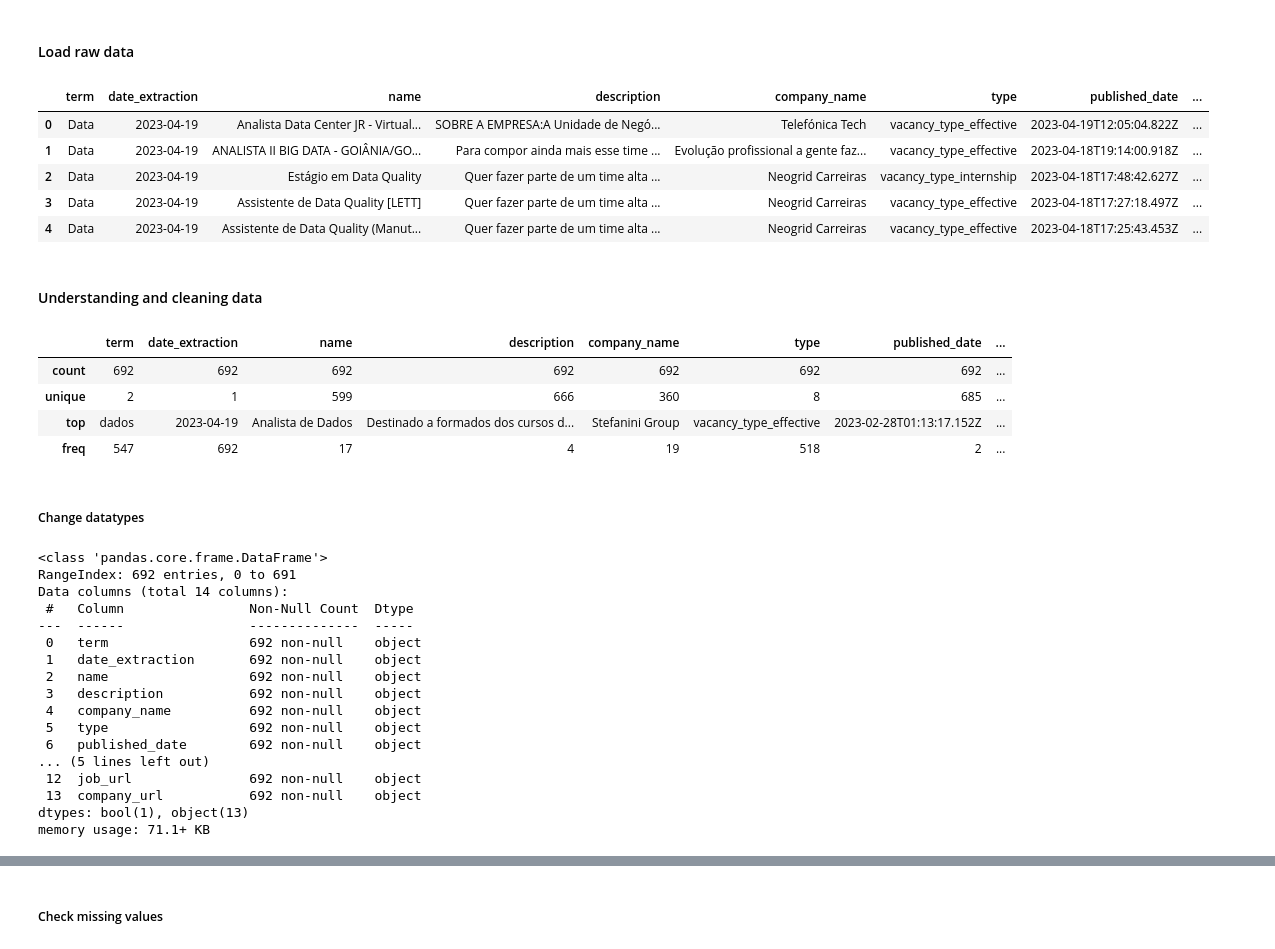
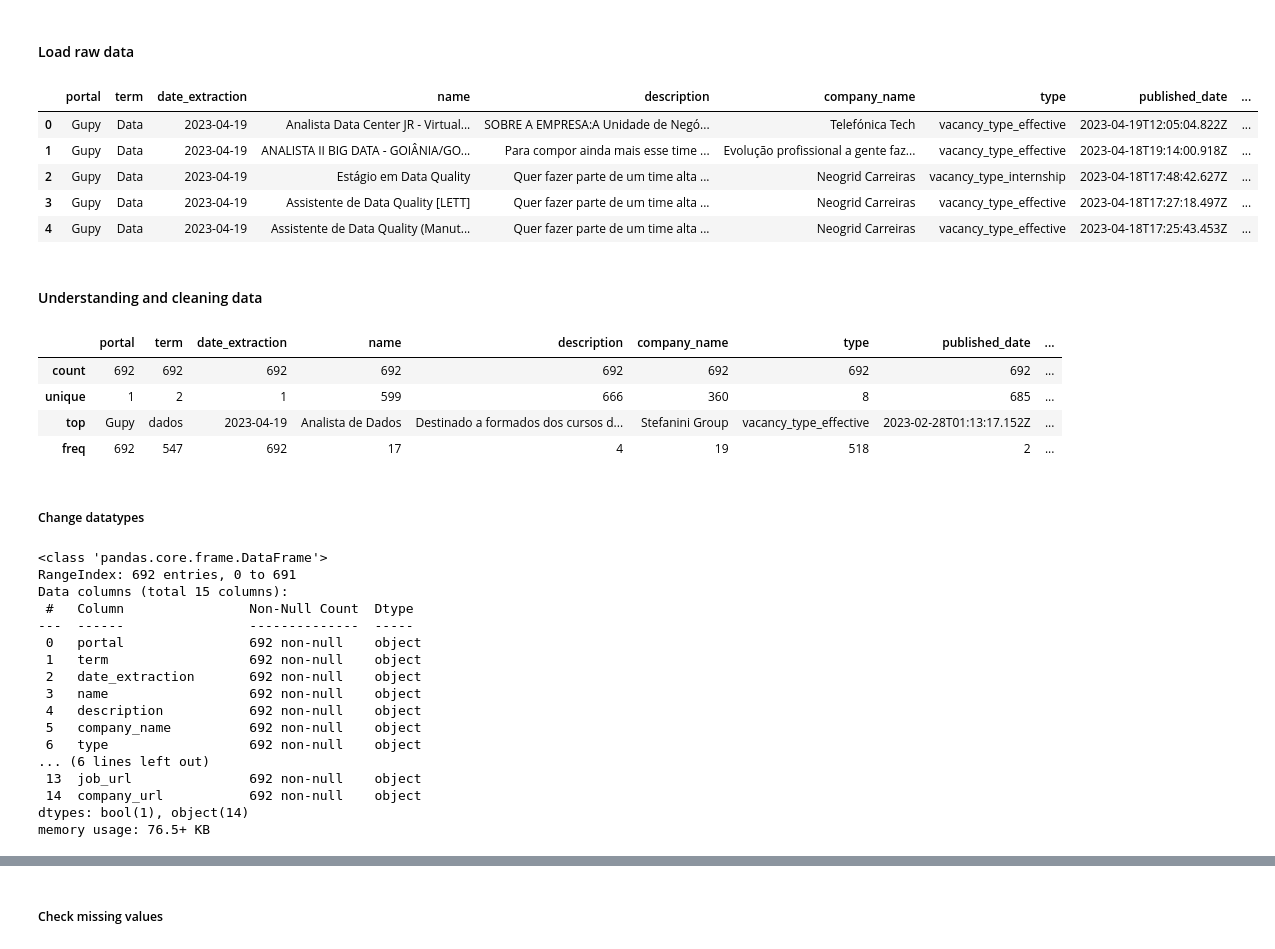
Before and after one commit to felipemayer/jobs_data, a Jupyter notebook: notebooks/gupy_data.ipynb, the cells around one changed output, grey strips where cells are left out. Saved outputs shown, nothing was run; the diff lists cells and outputs as text; code cells hidden in the pictures.

Commit message:
added portal column, change project layout.

```diff
--- a/gupy_data.ipynb
+++ b/notebooks/gupy_data.ipynb
@@ -17,7 +17,7 @@ warnings. filterwarnings("ignore")
 # %%
 def normalize_columns(df):
     # Renomeando colunas
-    df_new = df[['term','date_extraction', 'name', 'description', \
+    df_new = df[['portal', 'term','date_extraction', 'name', 'description', \
             'careerPageName', 'type', 'publishedDate', \
             'applicationDeadline', 'isRemoteWork', 'city', \
                 'state', 'country', 'jobUrl', 'careerPageUrl']]
@@ -34,49 +34,50 @@ def normalize_columns(df):
 url = "https://portal.api.gupy.io/api/job"
 
 # defining the job title to search for
 search_terms = ['Data', 'dados']
 
 # defining the dataframe to store the data
 df_jobs_raw = pd.DataFrame()
 
 # defining today to use in some cases
 today = date.today()
 
 for term in search_terms:
     querystring = {"name":term,"offset":"1","limit":"5000"}
 
     time.sleep(random.randint(3, 6))
     r = requests.request("GET", url, params=querystring)
 
     data = r.json()
 
     df_term = pd.json_normalize(data, record_path =['data'])
+    df_term['portal'] = "Gupy"
     df_term['term'] = term
     df_term['date_extraction'] = today
 
     df_jobs_raw = pd.concat([df_jobs_raw, df_term], ignore_index=True)
     df_jobs_normalized = normalize_columns(df_jobs_raw)
 
 df_jobs = df_jobs_normalized.copy()
 
 display(df_jobs.head())
 # %% [output]
-|  | term | date_extraction | name | description | company_name | type | published_date | ... |
-| 0 | Data | 2023-04-19 | Analista Data Center JR - Virtual... | SOBRE A EMPRESA:A Unidade de Negó... | Telefónica Tech | vacancy_type_effective | 2023-04-19T12:05:04.822Z | ... |
-| 1 | Data | 2023-04-19 | ANALISTA II BIG DATA - GOIÂNIA/GO... | Para compor ainda mais esse time ... | Evolução profissional a gente faz... | vacancy_type_effective | 2023-04-18T19:14:00.918Z | ... |
-| 2 | Data | 2023-04-19 | Estágio em Data Quality | Quer fazer parte de um time alta ... | Neogrid Carreiras | vacancy_type_internship | 2023-04-18T17:48:42.627Z | ... |
-| 3 | Data | 2023-04-19 | Assistente de Data Quality [LETT] | Quer fazer parte de um time alta ... | Neogrid Carreiras | vacancy_type_effective | 2023-04-18T17:27:18.497Z | ... |
-| 4 | Data | 2023-04-19 | Assistente de Data Quality (Manut... | Quer fazer parte de um time alta ... | Neogrid Carreiras | vacancy_type_effective | 2023-04-18T17:25:43.453Z | ... |
+|  | portal | term | date_extraction | name | description | company_name | type | published_date | ... |
+| 0 | Gupy | Data | 2023-04-19 | Analista Data Center JR - Virtual... | SOBRE A EMPRESA:A Unidade de Negó... | Telefónica Tech | vacancy_type_effective | 2023-04-19T12:05:04.822Z | ... |
+| 1 | Gupy | Data | 2023-04-19 | ANALISTA II BIG DATA - GOIÂNIA/GO... | Para compor ainda mais esse time ... | Evolução profissional a gente faz... | vacancy_type_effective | 2023-04-18T19:14:00.918Z | ... |
+| 2 | Gupy | Data | 2023-04-19 | Estágio em Data Quality | Quer fazer parte de um time alta ... | Neogrid Carreiras | vacancy_type_internship | 2023-04-18T17:48:42.627Z | ... |
+| 3 | Gupy | Data | 2023-04-19 | Assistente de Data Quality [LETT] | Quer fazer parte de um time alta ... | Neogrid Carreiras | vacancy_type_effective | 2023-04-18T17:27:18.497Z | ... |
+| 4 | Gupy | Data | 2023-04-19 | Assistente de Data Quality (Manut... | Quer fazer parte de um time alta ... | Neogrid Carreiras | vacancy_type_effective | 2023-04-18T17:25:43.453Z | ... |
 # %% [markdown]
 #### Understanding and cleaning data
 # %%
 df_jobs.describe()
 # %% [output]
-|  | term | date_extraction | name | description | company_name | type | published_date | ... |
-| count | 692 | 692 | 692 | 692 | 692 | 692 | 692 | ... |
-| unique | 2 | 1 | 599 | 666 | 360 | 8 | 685 | ... |
-| top | dados | 2023-04-19 | Analista de Dados | Destinado a formados dos cursos d... | Stefanini Group | vacancy_type_effective | 2023-02-28T01:13:17.152Z | ... |
-| freq | 547 | 692 | 17 | 4 | 19 | 518 | 2 | ... |
+|  | portal | term | date_extraction | name | description | company_name | type | published_date | ... |
+| count | 692 | 692 | 692 | 692 | 692 | 692 | 692 | 692 | ... |
+| unique | 1 | 2 | 1 | 599 | 666 | 360 | 8 | 685 | ... |
+| top | Gupy | dados | 2023-04-19 | Analista de Dados | Destinado a formados dos cursos d... | Stefanini Group | vacancy_type_effective | 2023-02-28T01:13:17.152Z | ... |
+| freq | 692 | 547 | 692 | 17 | 4 | 19 | 518 | 2 | ... |
 # %% [markdown]
 ##### Change datatypes
 # %%
@@ -84,21 +85,21 @@ df_jobs.info()
 # %% [output]
 <class 'pandas.core.frame.DataFrame'>
 RangeIndex: 692 entries, 0 to 691
-Data columns (total 14 columns):
+Data columns (total 15 columns):
  #   Column                Non-Null Count  Dtype
 ---  ------                --------------  -----
- 0   term                  692 non-null    object
- 1   date_extraction       692 non-null    object
- 2   name                  692 non-null    object
- 3   description           692 non-null    object
- 4   company_name          692 non-null    object
- 5   type                  692 non-null    object
- 6   published_date        692 non-null    object
-... (5 lines left out)
- 12  job_url               692 non-null    object
- 13  company_url           692 non-null    object
-dtypes: bool(1), object(13)
-memory usage: 71.1+ KB
+ 0   portal                692 non-null    object
+ 1   term                  692 non-null    object
+ 2   date_extraction       692 non-null    object
+ 3   name                  692 non-null    object
+ 4   description           692 non-null    object
+ 5   company_name          692 non-null    object
+ 6   type                  692 non-null    object
+... (6 lines left out)
+ 13  job_url               692 non-null    object
+ 14  company_url           692 non-null    object
+dtypes: bool(1), object(14)
+memory usage: 76.5+ KB
 # %%
 # change columns to datetime
 cols = ['date_extraction', 'application_deadline', 'published_date']
```
Also changed, not shown: parts of 5 cells of this notebook.
